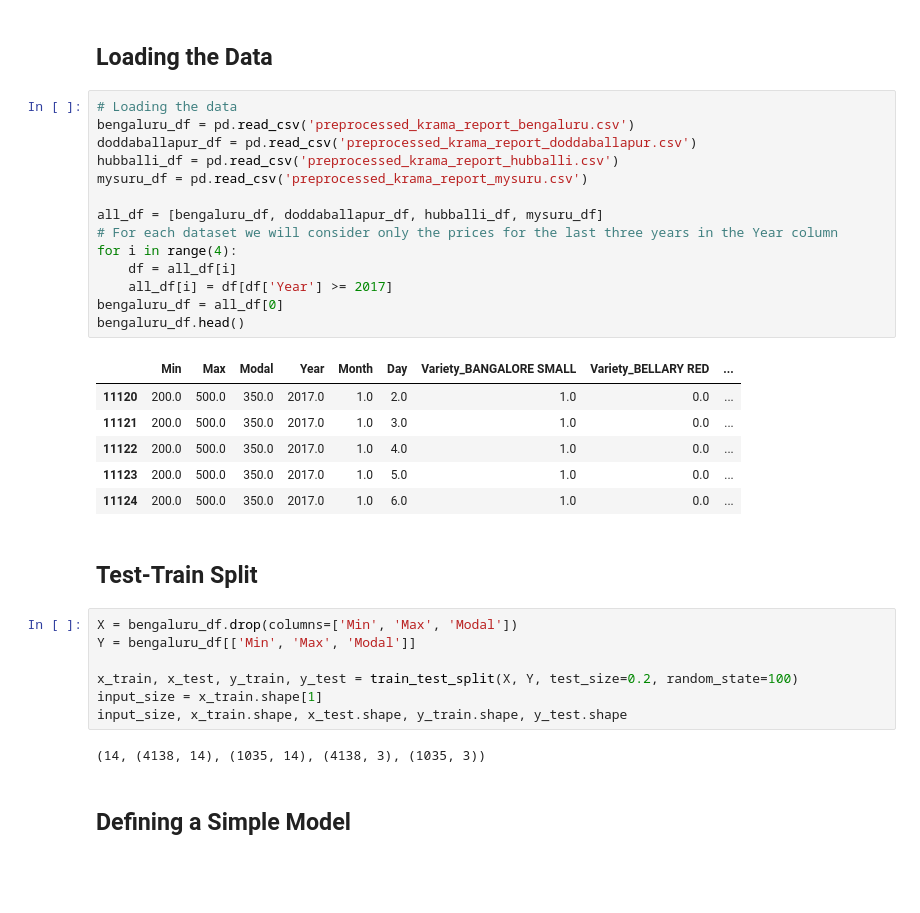
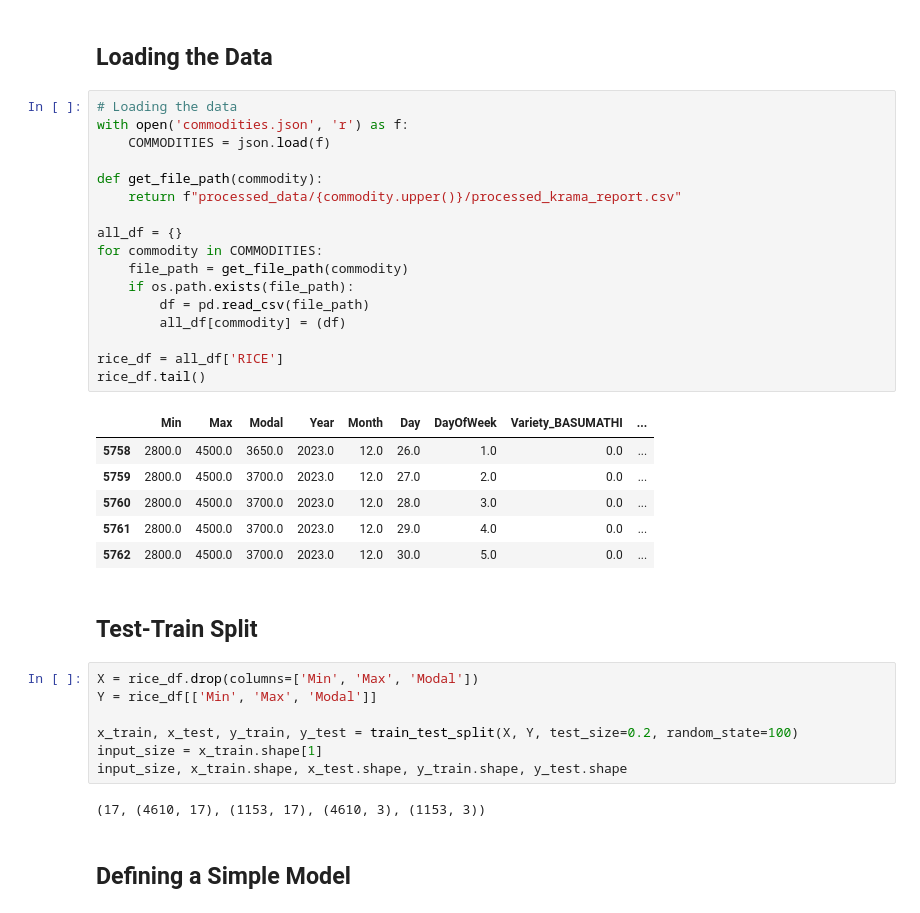
Before and after one commit to Tharun-v789/agripredict, a Jupyter notebook: PredictiveAnalysisDL.ipynb, the cells around one changed output. Saved outputs shown, nothing was run; the diff lists cells and outputs as text; blank space fills up the shorter version.

```diff
--- a/PredictiveAnalysisDL.ipynb
+++ b/PredictiveAnalysisDL.ipynb
@@ -35,38 +41,41 @@ if physical_devices:
 Num GPUs Available:  0
 # %% [markdown]
 ## Loading the Data
-# %%
-# Loading the data
-bengaluru_df = pd.read_csv('preprocessed_krama_report_bengaluru.csv')
-doddaballapur_df = pd.read_csv('preprocessed_krama_report_doddaballapur.csv')
-hubballi_df = pd.read_csv('preprocessed_krama_report_hubballi.csv')
-mysuru_df = pd.read_csv('preprocessed_krama_report_mysuru.csv')
-
-all_df = [bengaluru_df, doddaballapur_df, hubballi_df, mysuru_df]
-# For each dataset we will consider only the prices for the last three years in the Year column
-for i in range(4):
-    df = all_df[i]
-    all_df[i] = df[df['Year'] >= 2017]
-bengaluru_df = all_df[0]
-bengaluru_df.head()
-# %% [output]
-|  | Min | Max | Modal | Year | Month | Day | Variety_BANGALORE SMALL | Variety_BELLARY RED | ... |
-| 11120 | 200.0 | 500.0 | 350.0 | 2017.0 | 1.0 | 2.0 | 1.0 | 0.0 | ... |
-| 11121 | 200.0 | 500.0 | 350.0 | 2017.0 | 1.0 | 3.0 | 1.0 | 0.0 | ... |
-| 11122 | 200.0 | 500.0 | 350.0 | 2017.0 | 1.0 | 4.0 | 1.0 | 0.0 | ... |
-| 11123 | 200.0 | 500.0 | 350.0 | 2017.0 | 1.0 | 5.0 | 1.0 | 0.0 | ... |
-| 11124 | 200.0 | 500.0 | 350.0 | 2017.0 | 1.0 | 6.0 | 1.0 | 0.0 | ... |
+# %%
+# Loading the data
+with open('commodities.json', 'r') as f:
+    COMMODITIES = json.load(f)
+
+def get_file_path(commodity):
+    return f"processed_data/{commodity.upper()}/processed_krama_report.csv"
+
+all_df = {}
+for commodity in COMMODITIES:
+    file_path = get_file_path(commodity)
+    if os.path.exists(file_path):
+        df = pd.read_csv(file_path)
+        all_df[commodity] = (df)
+
+rice_df = all_df['RICE']
+rice_df.tail()
+# %% [output]
+|  | Min | Max | Modal | Year | Month | Day | DayOfWeek | Variety_BASUMATHI | ... |
+| 5758 | 2800.0 | 4500.0 | 3650.0 | 2023.0 | 12.0 | 26.0 | 1.0 | 0.0 | ... |
+| 5759 | 2800.0 | 4500.0 | 3700.0 | 2023.0 | 12.0 | 27.0 | 2.0 | 0.0 | ... |
+| 5760 | 2800.0 | 4500.0 | 3700.0 | 2023.0 | 12.0 | 28.0 | 3.0 | 0.0 | ... |
+| 5761 | 2800.0 | 4500.0 | 3700.0 | 2023.0 | 12.0 | 29.0 | 4.0 | 0.0 | ... |
+| 5762 | 2800.0 | 4500.0 | 3700.0 | 2023.0 | 12.0 | 30.0 | 5.0 | 0.0 | ... |
 # %% [markdown]
 ## Test-Train Split
 # %%
-X = bengaluru_df.drop(columns=['Min', 'Max', 'Modal'])
-Y = bengaluru_df[['Min', 'Max', 'Modal']]
+X = rice_df.drop(columns=['Min', 'Max', 'Modal'])
+Y = rice_df[['Min', 'Max', 'Modal']]
 
 x_train, x_test, y_train, y_test = train_test_split(X, Y, test_size=0.2, random_state=100)
 input_size = x_train.shape[1]
 input_size, x_train.shape, x_test.shape, y_train.shape, y_test.shape
 # %% [output]
-(14, (4138, 14), (1035, 14), (4138, 3), (1035, 3))
+(17, (4610, 17), (1153, 17), (4610, 3), (1153, 3))
 # %% [markdown]
 ## Defining a Simple Model
 # %%
```
Also changed, not shown: parts of 11 cells of this notebook, 7 other files.
